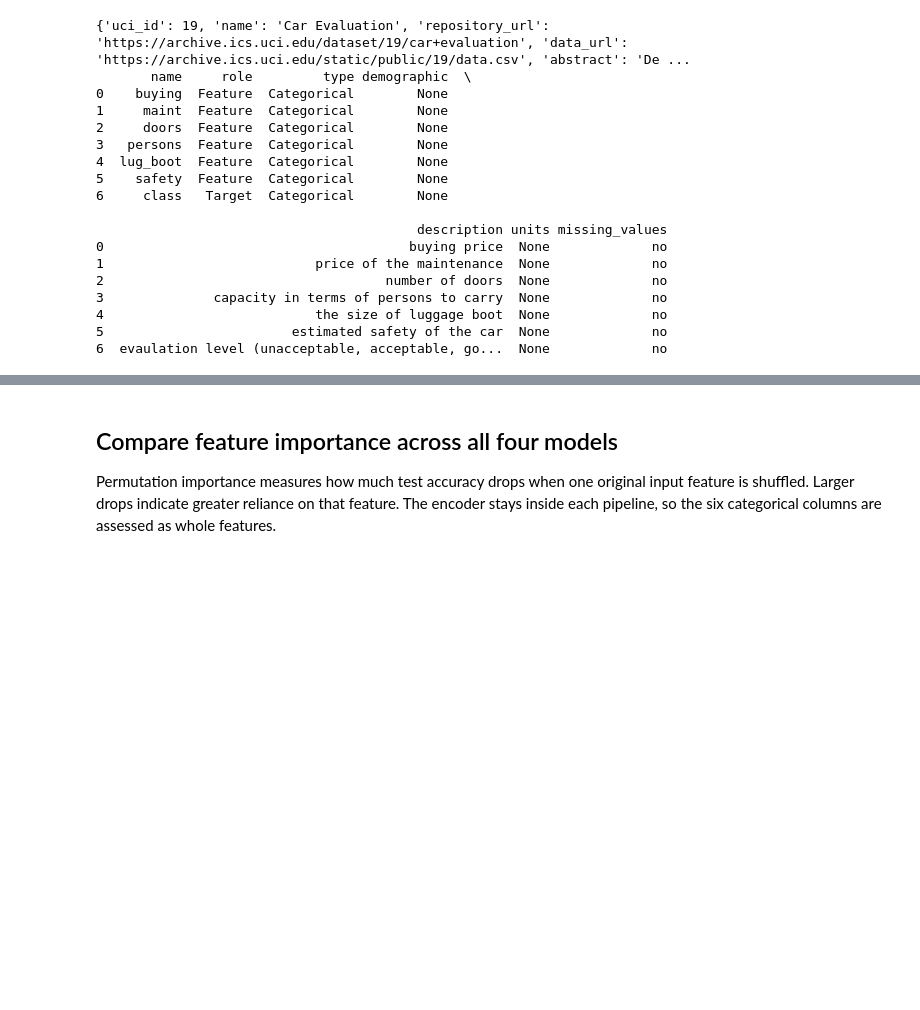
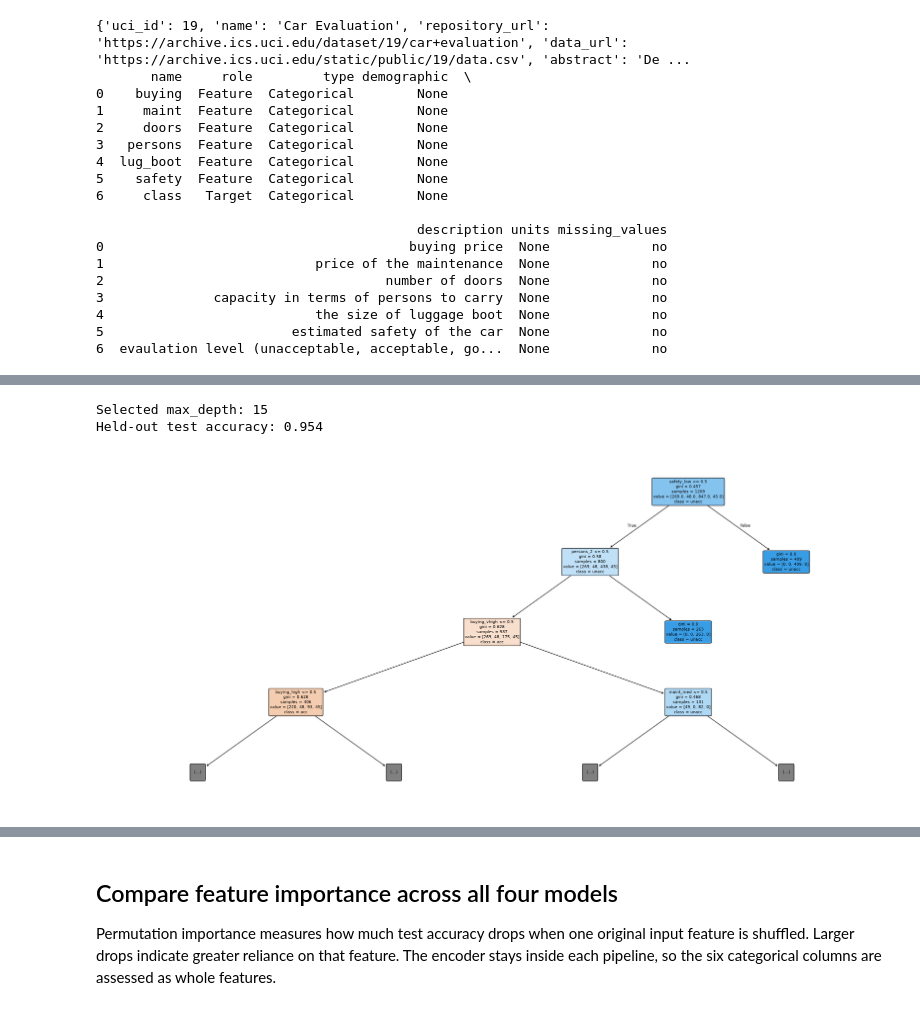
Before and after one commit to ghonilcloud/ML_Assignment_1, a Jupyter notebook: Classification/1.ipynb, the cells around one changed output, grey strips where cells are left out. Drawn from its saved outputs; the diff is of its cells as text; code cells hidden in the pictures; blank space fills up the shorter version.

```diff
--- a/Classification/1.ipynb
+++ b/Classification/1.ipynb
@@ -180,0 +281,74 @@ results_df
+# %%
+from sklearn.tree import plot_tree
+
+# Compare shallow and deeper trees using the same stratified folds.
+depth_candidates = [1, 2, 3, 5, 10, 15, 20, 30,None]
+depth_results = []
+for depth in depth_candidates:
+    tree_pipeline = make_pipeline(
+        OneHotEncoder(handle_unknown="ignore"),
+        DecisionTreeClassifier(max_depth=depth, random_state=1)
+    )
+    accuracy_scores = cross_val_score(
+        tree_pipeline, X_train, y_train, cv=cv, scoring="accuracy", n_jobs=-1
+    )
+    macro_f1_scores = cross_val_score(
+        tree_pipeline, X_train, y_train, cv=cv, scoring="f1_macro", n_jobs=-1
+    )
+    depth_results.append({
+        "max_depth": depth if depth is not None else "None",
+        "Mean accuracy": accuracy_scores.mean(),
+        "Mean macro F1": macro_f1_scores.mean(),
+    })
+
+depth_results_df = pd.DataFrame(depth_results)
+display(depth_results_df)
+
+# Select the depth with the best mean macro F1, then evaluate on the held-out test set.
+best_depth_label = depth_results_df.loc[depth_results_df["Mean macro F1"].idxmax(), "max_depth"]
+best_depth = None if best_depth_label == "None" else int(best_depth_label)
+best_tree_pipeline = make_pipeline(
+    OneHotEncoder(handle_unknown="ignore"),
+    DecisionTreeClassifier(max_depth=best_depth, random_state=1)
+)
+best_tree_pipeline.fit(X_train, y_train)
+print(f"Selected max_depth: {best_depth}")
+print(f"Held-out test accuracy: {best_tree_pipeline.score(X_test, y_test):.3f}")
+
+# Compare test accuracy with the linear models and the default-depth tree.
+from sklearn.base import clone
+comparison_models = {
+    "Logistic Regression": logistic_regression,
+    "SVM": svm,
+    "Decision Tree (default depth)": decision_tree,
+}
+test_accuracy_comparison = []
+for name, estimator in comparison_models.items():
+    comparison_pipeline = make_pipeline(
+        OneHotEncoder(handle_unknown="ignore"), clone(estimator)
+    )
+    comparison_pipeline.fit(X_train, y_train)
+    test_accuracy_comparison.append({
+        "Model": name,
+        "Test accuracy": comparison_pipeline.score(X_test, y_test),
+    })
+test_accuracy_comparison.append({
+    "Model": f"Decision Tree (max_depth={best_depth})",
+    "Test accuracy": best_tree_pipeline.score(X_test, y_test),
+})
+pd.DataFrame(test_accuracy_comparison).sort_values("Test accuracy", ascending=False)
+
+# Each probability column corresponds to one class in this order.
+tree_estimator = best_tree_pipeline.named_steps["decisiontreeclassifier"]
+
+# Visualize the selected tree; max_depth here limits only the displayed diagram.
+encoded_feature_names = best_tree_pipeline.named_steps["onehotencoder"].get_feature_names_out()
+plt.figure(figsize=(22, 10))
+plot_tree(
+    tree_estimator, max_depth=3, feature_names=encoded_feature_names,
+    class_names=[str(label) for label in tree_estimator.classes_],
+    filled=True, rounded=True, fontsize=8
+)
+plt.tight_layout()
+plt.show()
+# %% [output]
@@ -180,0 +365,3 @@ results_df
+Selected max_depth: 15
+Held-out test accuracy: 0.954
+[figure, added]
```
Also changed, not shown: parts of 15 cells of this notebook.
